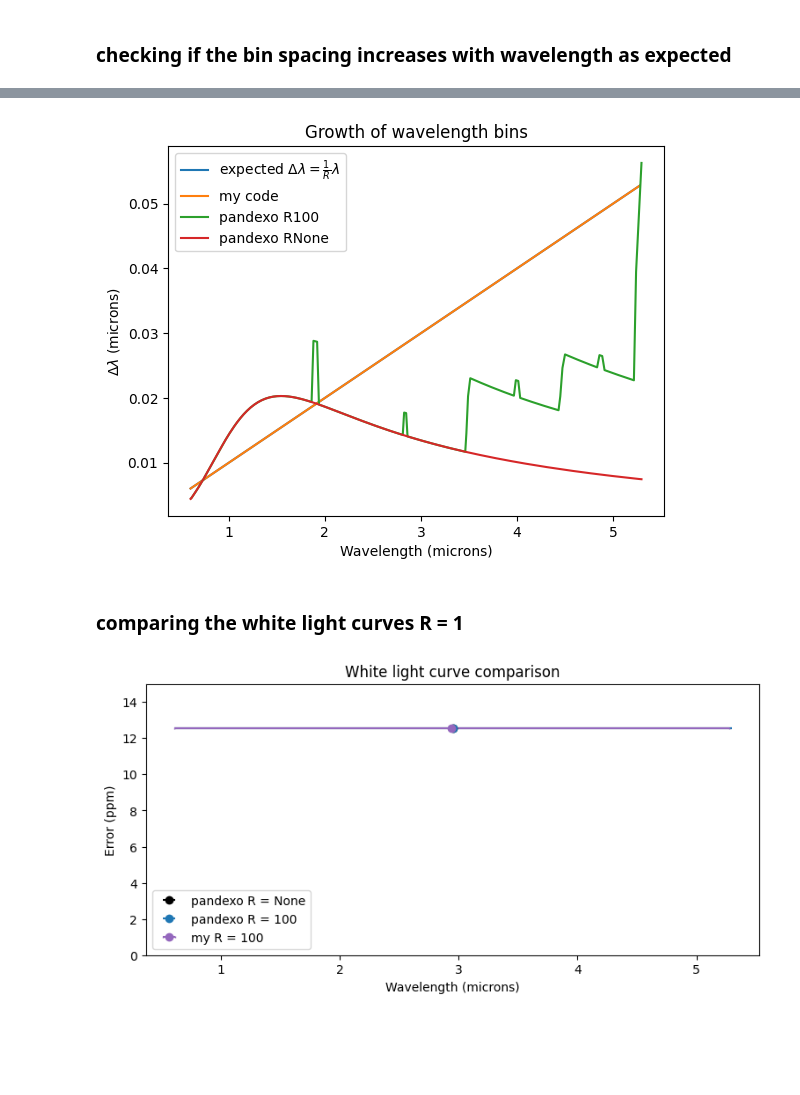
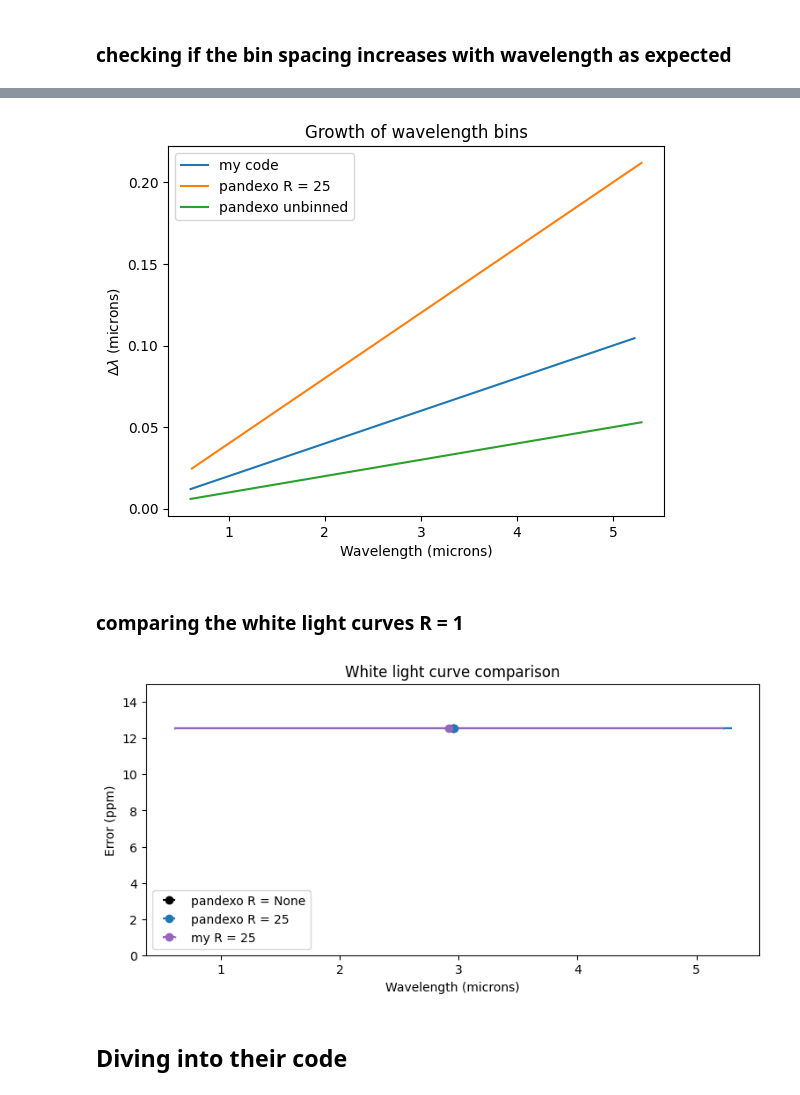
Before and after one commit to steph-coffey/first-year-project, a Jupyter notebook: binning errors.ipynb, the cells around one changed output, grey strips where cells are left out. Drawn from its saved outputs; the diff is of its cells as text; code cells hidden in the pictures; blank space fills up the shorter version.

```diff
--- a/binning errors.ipynb
+++ b/binning errors.ipynb
@@ -7,8 +7,8 @@ import matplotlib.pyplot as plt
 from binning import bin_errs, calc_bin_widths, white_light_curve
 # %%
 pandexo_errs = np.loadtxt('./pandexo_output/pandexo_errs.txt').T
-pandexo_errs_100 = np.loadtxt('./pandexo_output/pandexo_errs_100.txt').T
+pandexo_errs_25 = np.loadtxt('./pandexo_output/pandexo_errs_25.txt').T
 # %%
-x, y, e = pandexo_errs               # native instrument resolution (still haven't figured out)
-x100, y100, e100 = pandexo_errs_100  # pandexo R = 100
+x, y, e = pandexo_errs           # native instrument resolution (still haven't figured out)
+x25, y25, e25 = pandexo_errs_25  # pandexo R = 25
 # %% [markdown]
@@ -36,11 +36,12 @@ plt.show()
 # %% [markdown]
 ### Using my binning function to bin to resolution R, and then comparing to Pandexo
 # %%
-R = 100
+R = 50
 new_errs, new_wave, dellambs = bin_errs(x, e, R)
 # %%
-# gonna plot x errbars on Pandexo R100 errors to see if they don't overlap
-pandexo_bin_widths = calc_bin_widths(x100, R = 100)
+# gonna plot x errbars on Pandexo R25 errors to see if they don't overlap
+pandexo25_bin_widths = calc_bin_widths(x25, R = 25)
+pandexo_bin_widths = calc_bin_widths(x, R = 100)
 # %%
 fig, axs = plt.subplots(2, 1, figsize = (9,6), sharex = True)
 fig.subplots_adjust(hspace = 0.1)
@@ -123,17 +107,17 @@ My binned errors are at R = 100.00 (excluding last bin) , but Pandexo is R = -17
 # %%
-plt.plot(new_wave, np.array(new_wave) / R, label = r'expected $\Delta\lambda = \frac{1}{R}\lambda$')
-plt.plot(new_wave, np.array(dellambs), label = 'my code')
-plt.plot(x100, pandexo_dellambs100, label = 'pandexo R100')
-plt.plot(x, pandexo_dellambs, label = 'pandexo RNone')
+#plt.plot(new_wave, np.array(new_wave) / R, label = r'expected $\Delta\lambda = \frac{1}{R}\lambda$')
+plt.plot(new_wave, dellambs, label = 'my code')
+plt.plot(x25, pandexo25_bin_widths, label = 'pandexo R = 25')
+plt.plot(x, pandexo_bin_widths, label = 'pandexo unbinned')
 
 plt.title('Growth of wavelength bins')
 plt.xlabel('Wavelength (microns)')
 plt.ylabel(r'$\Delta\lambda$ (microns)')
 
 plt.legend()
 plt.show()
 # %% [output]
-[figure, old version]
+[figure, new version]
 # %% [markdown]
 ### comparing the white light curves R = 1
 # %%
@@ -145,8 +129,8 @@ plt.figure(figsize = (9,4))
 
 # need to half the bin widths for errorbar plotting
 plt.errorbar(w_x, w_e, None, w_bin_width / 2, 'o', c = 'black', label = 'pandexo R = None')
-plt.errorbar(w_x100, w_e100, None, w_bin_width100 / 2, 'o', c = 'tab:blue', label = 'pandexo R = 100')
-plt.errorbar(w_new_wave, w_new_errs, None, w_dellamb / 2, 'o', capsize = 1, c = 'tab:purple', label = 'my R = 100')
+plt.errorbar(w_x25, w_e25, None, w_bin_width25 / 2, 'o', c = 'tab:blue', label = 'pandexo R = 25')
+plt.errorbar(w_new_wave, w_new_errs, None, w_dellamb / 2, 'o', capsize = 1, c = 'tab:purple', label = 'my R = 25')
 
 # Axes limits
 plt.ylim(0,15)
@@ -159,4 +143,6 @@ plt.ylabel('Error (ppm)')
 plt.legend()
 plt.show()
 # %% [output]
-[figure, old version]
+[figure, new version]
+# %% [markdown]
+## Diving into their code
```
Also changed, not shown: parts of 15 cells of this notebook, 6 other files.
